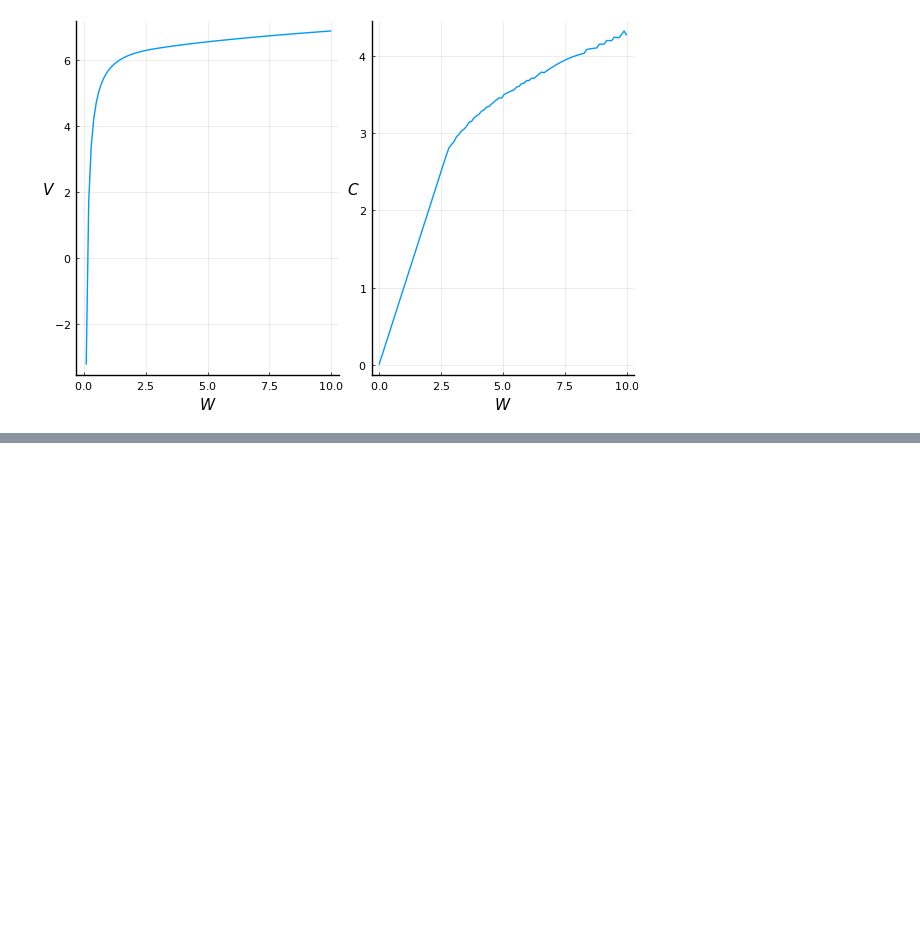
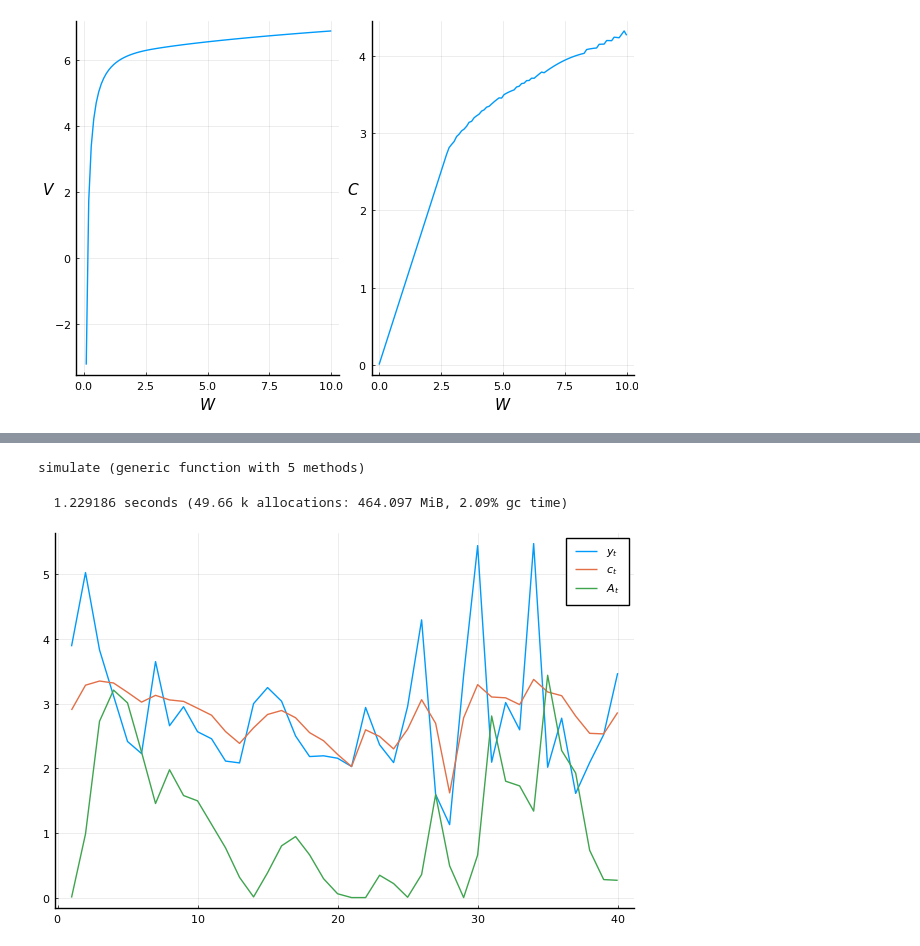
Before and after one commit to AskerNC/dp_ucph, a Jupyter notebook: 1_theory_tools/Julia/Deaton_Hermite.ipynb, the cells around one changed output, grey strips where cells are left out. Cells and saved outputs as stored; diff of their text form; code cells hidden in the pictures; blank space fills up the shorter version.

```diff
--- a/1_theory_tools/Julia/Deaton_Hermite.ipynb
+++ b/1_theory_tools/Julia/Deaton_Hermite.ipynb
@@ -114 +95,41 @@ plt.show()
+# %%
+function simulate(dm::Deaton.deaton_model,Tsim::Int64=99,T::Int64=100,A0=0,seed=123)
+    Random.seed!(seed)
+
+    V, c = dpsolver.vfi_T(dm,T)
+    x = dm.x
+
+    c_t = Array{Float64}(undef,Tsim)
+    x_t = Array{Float64}(undef,Tsim)
+    c_t = Array{Float64}(undef,Tsim)
+    y_t = exp.(rand(Normal(dm.μ,dm.σ), Tsim))
+    x_t[1] = A0 +y_t[1]
+
+    for t = 1:1:Tsim
+
+        c_interp = LinearInterpolation(x,c[:,t],extrapolation_bc=Periodic())
+
+
+        c_t[t] = c_interp(x_t[t])
+
+        if t<Tsim
+            x_t[t+1] = dm.R .* (x_t[t] .- c_t[t]) .+ y_t[t+1]
+        end
+    end
+
+    return y_t, x_t, c_t
+end
+# %% [output]
+simulate (generic function with 5 methods)
+# %%
+m1 = Deaton.deaton_model(β=.95, R=1.0, μ=1., σ=.3, η=2., xbar=[0, 20], n_x=100, n_c=200, n_y=3)
+Tsim = 40
+@time y_t, x_t, c_t = simulate(m1, Tsim, 500, 0)
+
+p1 = plot(1:1:Tsim, y_t, label=L"y_{t}")
+plot!(p1,1:1:Tsim, c_t, label=L"c_{t}")
+plot!(p1,1:1:Tsim, x_t.-y_t, label=L"A_{t}")
+# %% [output]
+  1.229186 seconds (49.66 k allocations: 464.097 MiB, 2.09% gc time)
+[figure, added]
 # %%
```
Also changed, not shown: parts of 4 cells of this notebook, 1 other file.
